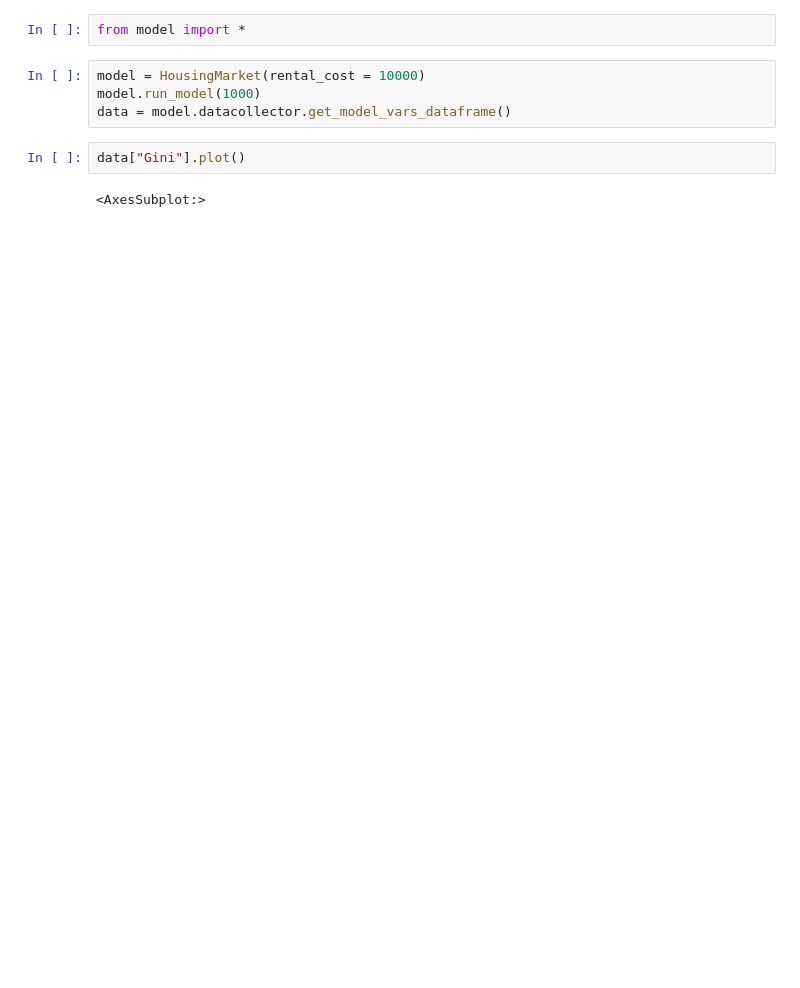
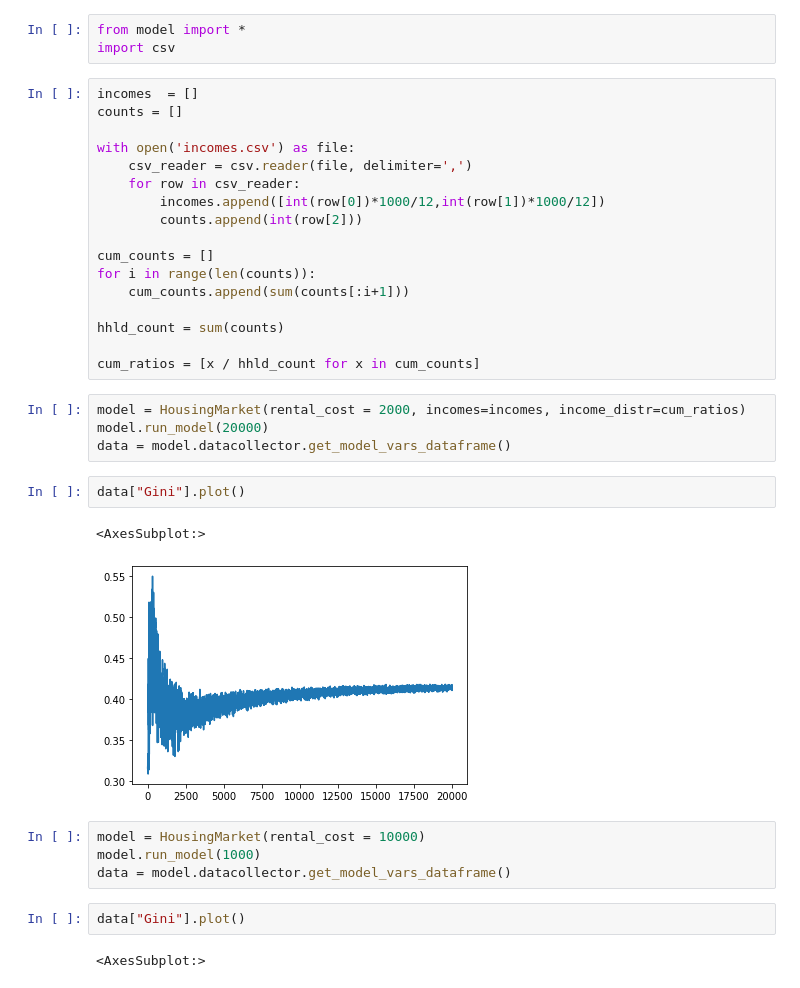
Before and after one commit to Caesar-blip/ABM, a Jupyter notebook: tests.ipynb, the cells around one changed output. Cells and saved outputs as stored; diff of their text form; blank space fills up the shorter version.

Commit message:
added usage of CBS income distribution data

```diff
--- a/tests.ipynb
+++ b/tests.ipynb
@@ -1,5 +1,32 @@
 # %%
 from model import *
+import csv
+# %%
+incomes  = []
+counts = []
+
+with open('incomes.csv') as file:
+    csv_reader = csv.reader(file, delimiter=',')
+    for row in csv_reader:
+        incomes.append([int(row[0])*1000/12,int(row[1])*1000/12])
+        counts.append(int(row[2]))
+
+cum_counts = []
+for i in range(len(counts)):
+    cum_counts.append(sum(counts[:i+1]))
+
+hhld_count = sum(counts)
+
+cum_ratios = [x / hhld_count for x in cum_counts]
+# %%
+model = HousingMarket(rental_cost = 2000, incomes=incomes, income_distr=cum_ratios)
+model.run_model(20000)
+data = model.datacollector.get_model_vars_dataframe()
+# %%
+data["Gini"].plot()
+# %% [output]
+<AxesSubplot:>
+[figure, added]
 # %%
 model = HousingMarket(rental_cost = 10000)
 model.run_model(1000)
```
Also changed, not shown: parts of 3 cells of this notebook, 8 other files.
